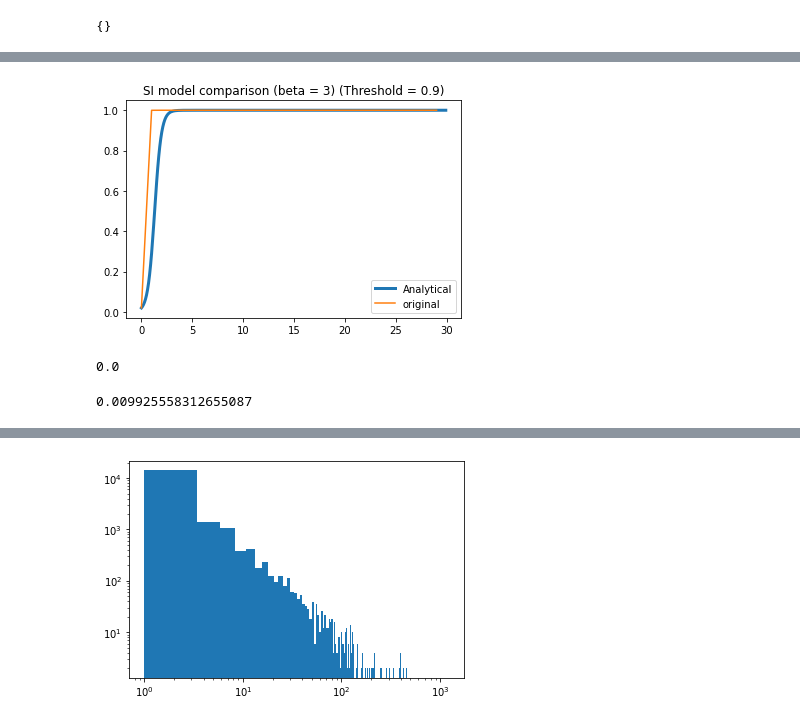
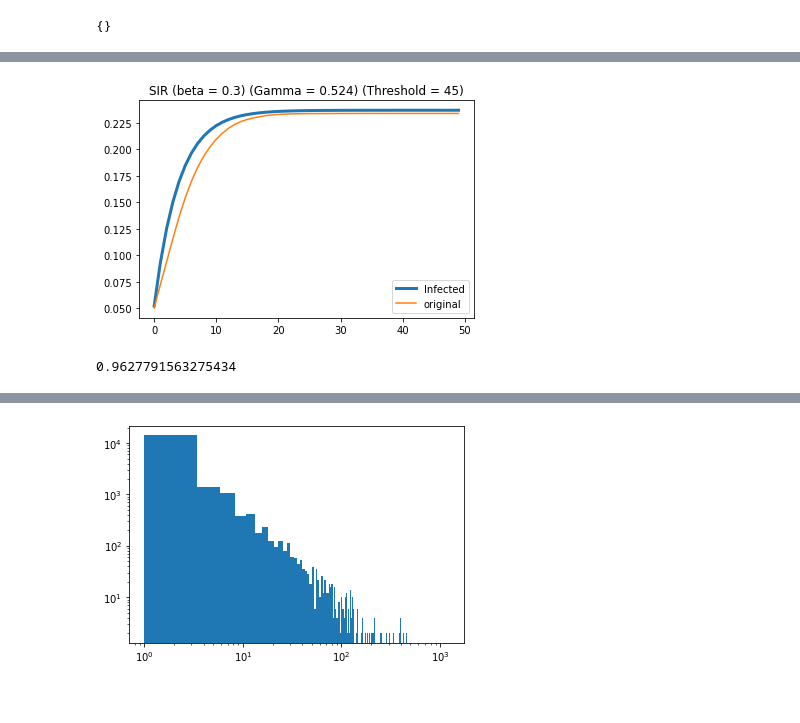
Before and after one commit to Dellapino/MSci-Project, a Jupyter notebook: testing neuro SIR model.ipynb, the cells around one changed output, grey strips where cells are left out. Cells and saved outputs as stored; diff of their text form; code cells hidden in the pictures.

```diff
--- a/testing neuro SIR model.ipynb
+++ b/testing neuro SIR model.ipynb
@@ -102,20 +175,17 @@ G.nodes['1467']
 # %%
 simulation_params = {}
-simulation_params['Time'] = 30
-simulation_params['Initial'] = 0.02
-simulation_params['Beta'] = 3
-simulation_params['Runs'] = 10
-simulation_params['Threshold'] = 0.9
+simulation_params['Time'] = 50
+simulation_params['Initial'] = 0.05
+simulation_params['Beta'] = 0.3
+simulation_params['Gamma'] = 0.524
+simulation_params['Runs'] = 1000
+simulation_params['Threshold'] = 45
 simulation_params['Increment'] = 0.1
 
 #sir.comparison(G, simulation_params, 'Original')
-
+G = nm.build_nxgraph(dataset_paths[0], False)
 G = sir.comparison(G, simulation_params, 'original')
 print(sir.check_susecptible(G))
 # %% [output]
-[figure, old version]
+[figure, new version]
-0.0
+0.9627791563275434
-# %%
-print(sir.check_susecptible(G))
-# %% [output]
-0.009925558312655087
```
Also changed, not shown: parts of 16 cells of this notebook, 6 other files.
